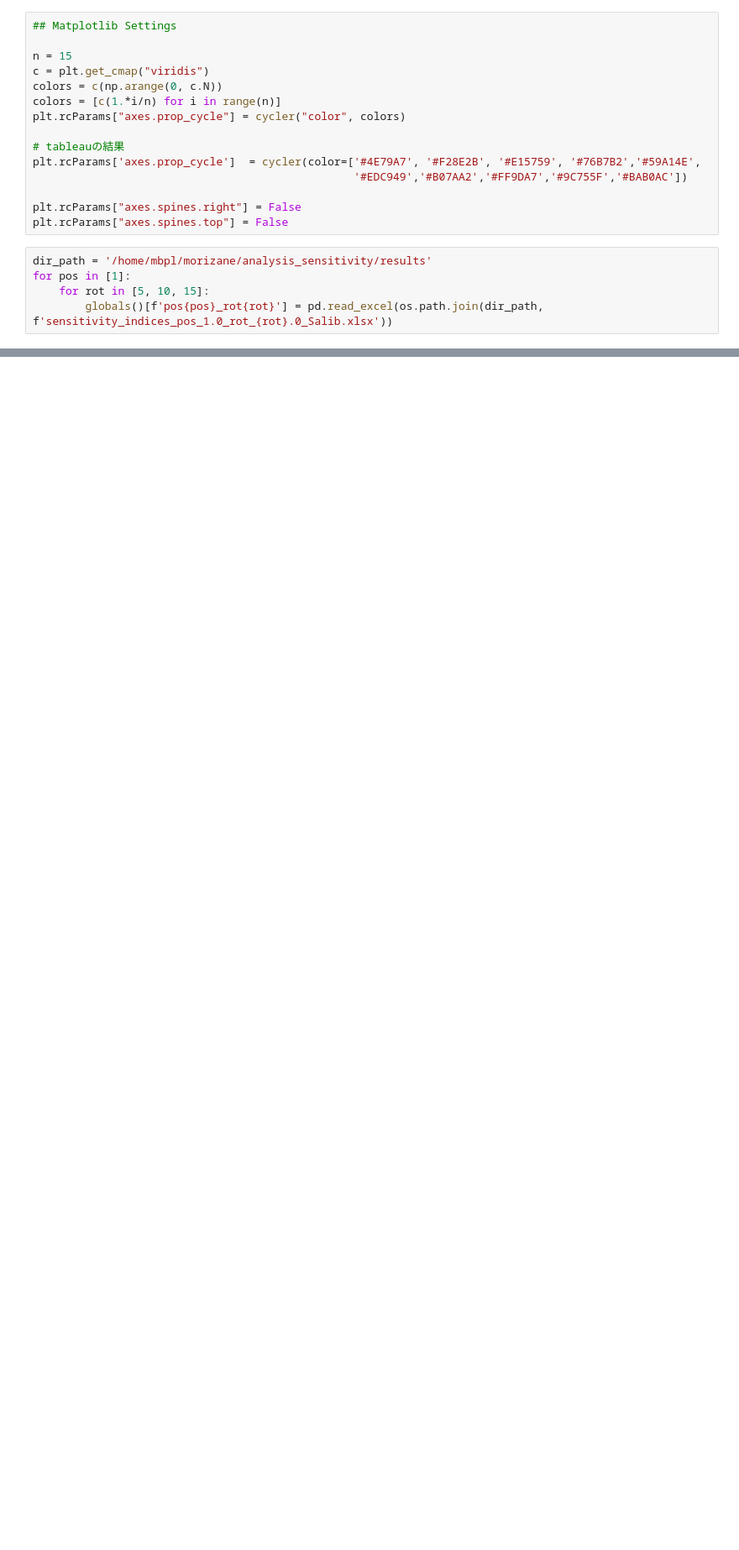
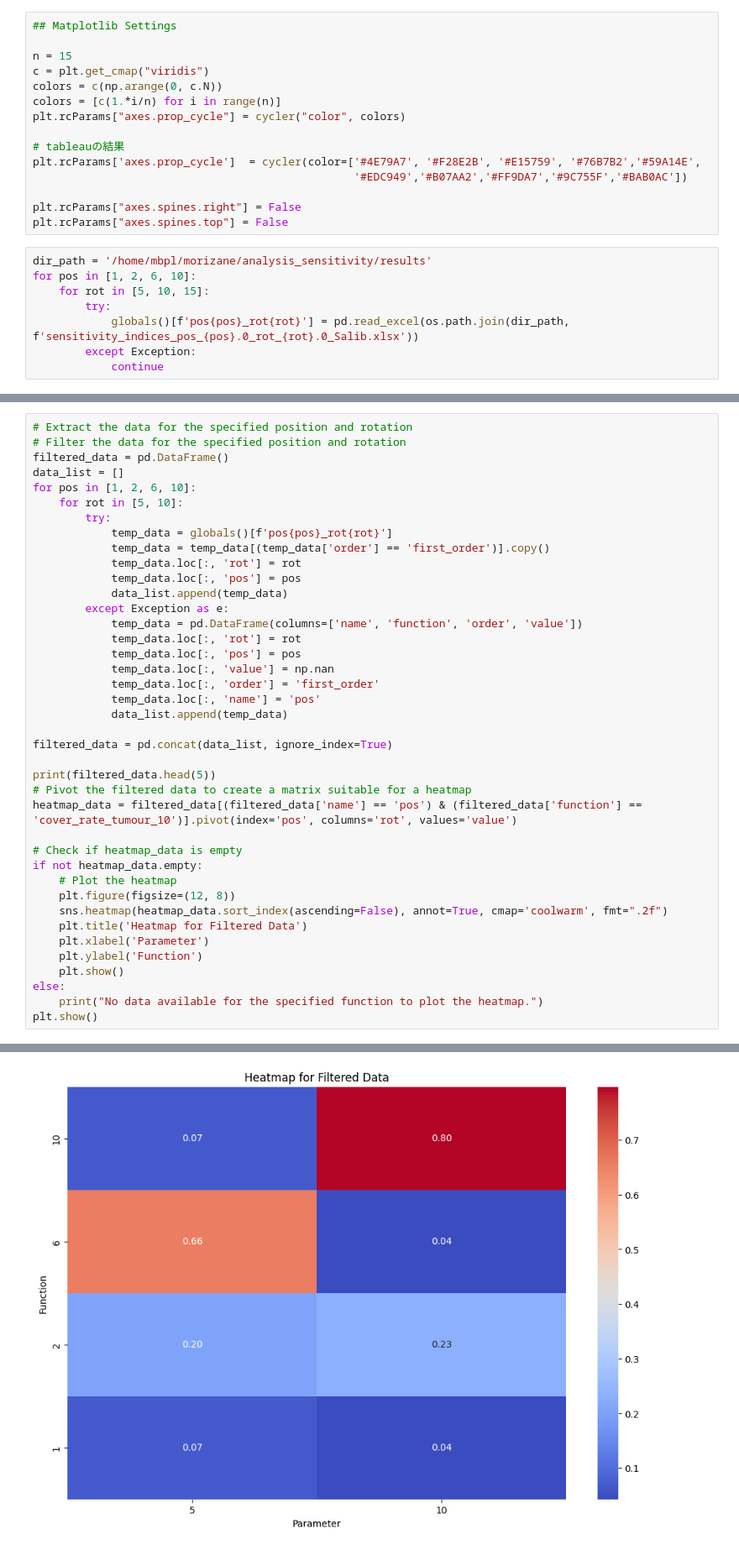
Before and after one commit to raise0915/analysis_sensitivity, a Jupyter notebook: src/analysis_sobol_res.ipynb, the cells around one changed output, grey strips where cells are left out. Shown at 84% size. Saved outputs shown, nothing was run; the diff lists cells and outputs as text; blank space fills up the shorter version.

```diff
--- a/src/analysis_sobol_res.ipynb
+++ b/src/analysis_sobol_res.ipynb
@@ -23,6 +23,9 @@ plt.rcParams["axes.spines.right"] = False
 plt.rcParams["axes.spines.top"] = False
 # %%
 dir_path = '/home/mbpl/morizane/analysis_sensitivity/results'
-for pos in [1]:
+for pos in [1, 2, 6, 10]:
     for rot in [5, 10, 15]:
-        globals()[f'pos{pos}_rot{rot}'] = pd.read_excel(os.path.join(dir_path, f'sensitivity_indices_pos_1.0_rot_{rot}.0_Salib.xlsx'))
+        try:
+            globals()[f'pos{pos}_rot{rot}'] = pd.read_excel(os.path.join(dir_path, f'sensitivity_indices_pos_{pos}.0_rot_{rot}.0_Salib.xlsx'))
+        except Exception:
+            continue
@@ -103,0 +196,41 @@ plt.show()
+# %%
+# Extract the data for the specified position and rotation
+# Filter the data for the specified position and rotation
+filtered_data = pd.DataFrame()
+data_list = []
+for pos in [1, 2, 6, 10]:
+    for rot in [5, 10]:
+        try:
+            temp_data = globals()[f'pos{pos}_rot{rot}']
+            temp_data = temp_data[(temp_data['order'] == 'first_order')].copy()
+            temp_data.loc[:, 'rot'] = rot
+            temp_data.loc[:, 'pos'] = pos
+            data_list.append(temp_data)
+        except Exception as e:
+            temp_data = pd.DataFrame(columns=['name', 'function', 'order', 'value'])
+            temp_data.loc[:, 'rot'] = rot
+            temp_data.loc[:, 'pos'] = pos
+            temp_data.loc[:, 'value'] = np.nan
+            temp_data.loc[:, 'order'] = 'first_order'
+            temp_data.loc[:, 'name'] = 'pos'
+            data_list.append(temp_data)
+
+filtered_data = pd.concat(data_list, ignore_index=True)
+
+print(filtered_data.head(5))
+# Pivot the filtered data to create a matrix suitable for a heatmap
+heatmap_data = filtered_data[(filtered_data['name'] == 'pos') & (filtered_data['function'] == 'cover_rate_tumour_10')].pivot(index='pos', columns='rot', values='value')
+
+# Check if heatmap_data is empty
+if not heatmap_data.empty:
+    # Plot the heatmap
+    plt.figure(figsize=(12, 8))
+    sns.heatmap(heatmap_data.sort_index(ascending=False), annot=True, cmap='coolwarm', fmt=".2f")
+    plt.title('Heatmap for Filtered Data')
+    plt.xlabel('Parameter')
+    plt.ylabel('Function')
+    plt.show()
+else:
+    print("No data available for the specified function to plot the heatmap.")
+plt.show()
+# %% [output]
@@ -103,0 +243 @@ plt.show()
+[figure, added]
```
Also changed, not shown: parts of 11 cells of this notebook, 20 other files.
